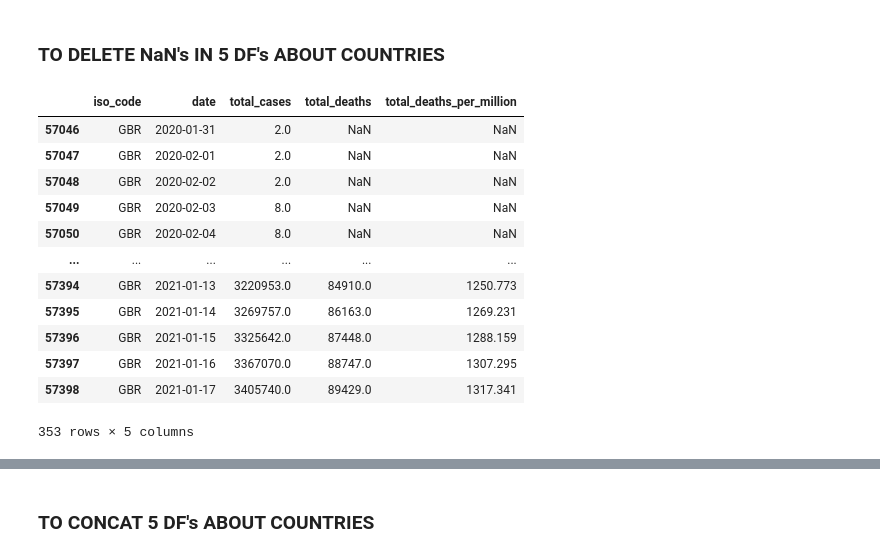
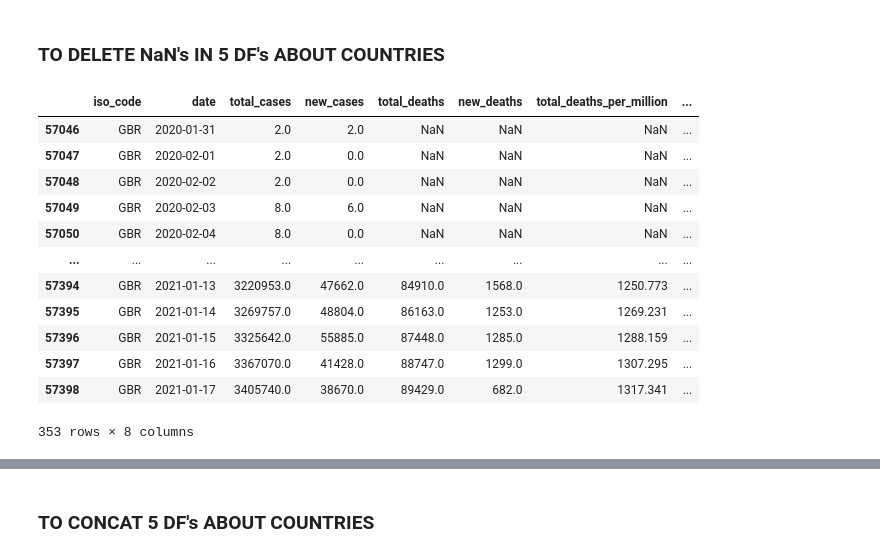
Before and after one commit to AriadnaPuigventos/GroupD_Covid19, a Jupyter notebook: notebooks/Ariadna.ipynb, the cells around one changed output, grey strips where cells are left out. Saved outputs shown, nothing was run; the diff lists cells and outputs as text; code cells hidden in the pictures.

```diff
--- a/notebooks/Ariadna.ipynb
+++ b/notebooks/Ariadna.ipynb
@@ -92,19 +93,19 @@ world
 # %%
 uk = world[world["iso_code"]=="GBR"]
 
-uk = uk.drop(uk.columns.difference(["iso_code", "date", "total_cases", "total_deaths", "total_deaths_per_million"]), 1)
+uk = uk.drop(uk.columns.difference(["iso_code", "date", "total_cases", "new_cases", "total_deaths", "new_deaths", "total_deaths_per_million", "life_expectancy"]), 1)
 uk
 # %% [output]
-|  | iso_code | date | total_cases | total_deaths | total_deaths_per_million |
-| 57046 | GBR | 2020-01-31 | 2.0 | NaN | NaN |
-| 57047 | GBR | 2020-02-01 | 2.0 | NaN | NaN |
-| 57048 | GBR | 2020-02-02 | 2.0 | NaN | NaN |
-| 57049 | GBR | 2020-02-03 | 8.0 | NaN | NaN |
-| 57050 | GBR | 2020-02-04 | 8.0 | NaN | NaN |
-| ... | ... | ... | ... | ... | ... |
-| 57394 | GBR | 2021-01-13 | 3220953.0 | 84910.0 | 1250.773 |
-| 57395 | GBR | 2021-01-14 | 3269757.0 | 86163.0 | 1269.231 |
-| 57396 | GBR | 2021-01-15 | 3325642.0 | 87448.0 | 1288.159 |
-| 57397 | GBR | 2021-01-16 | 3367070.0 | 88747.0 | 1307.295 |
-| 57398 | GBR | 2021-01-17 | 3405740.0 | 89429.0 | 1317.341 |
+|  | iso_code | date | total_cases | new_cases | total_deaths | new_deaths | total_deaths_per_million | ... |
+| 57046 | GBR | 2020-01-31 | 2.0 | 2.0 | NaN | NaN | NaN | ... |
+| 57047 | GBR | 2020-02-01 | 2.0 | 0.0 | NaN | NaN | NaN | ... |
+| 57048 | GBR | 2020-02-02 | 2.0 | 0.0 | NaN | NaN | NaN | ... |
+| 57049 | GBR | 2020-02-03 | 8.0 | 6.0 | NaN | NaN | NaN | ... |
+| 57050 | GBR | 2020-02-04 | 8.0 | 0.0 | NaN | NaN | NaN | ... |
+| ... | ... | ... | ... | ... | ... | ... | ... | ... |
+| 57394 | GBR | 2021-01-13 | 3220953.0 | 47662.0 | 84910.0 | 1568.0 | 1250.773 | ... |
+| 57395 | GBR | 2021-01-14 | 3269757.0 | 48804.0 | 86163.0 | 1253.0 | 1269.231 | ... |
+| 57396 | GBR | 2021-01-15 | 3325642.0 | 55885.0 | 87448.0 | 1285.0 | 1288.159 | ... |
+| 57397 | GBR | 2021-01-16 | 3367070.0 | 41428.0 | 88747.0 | 1299.0 | 1307.295 | ... |
+| 57398 | GBR | 2021-01-17 | 3405740.0 | 38670.0 | 89429.0 | 682.0 | 1317.341 | ... |
-353 rows × 5 columns
+353 rows × 8 columns
```
Also changed, not shown: parts of 39 cells of this notebook, 8 other files.
